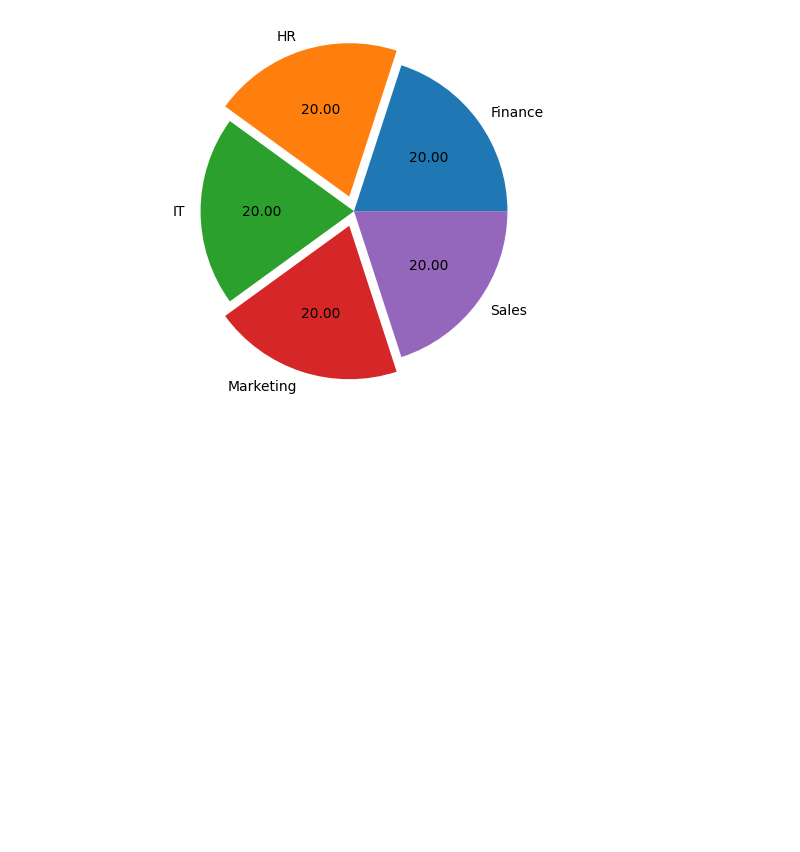
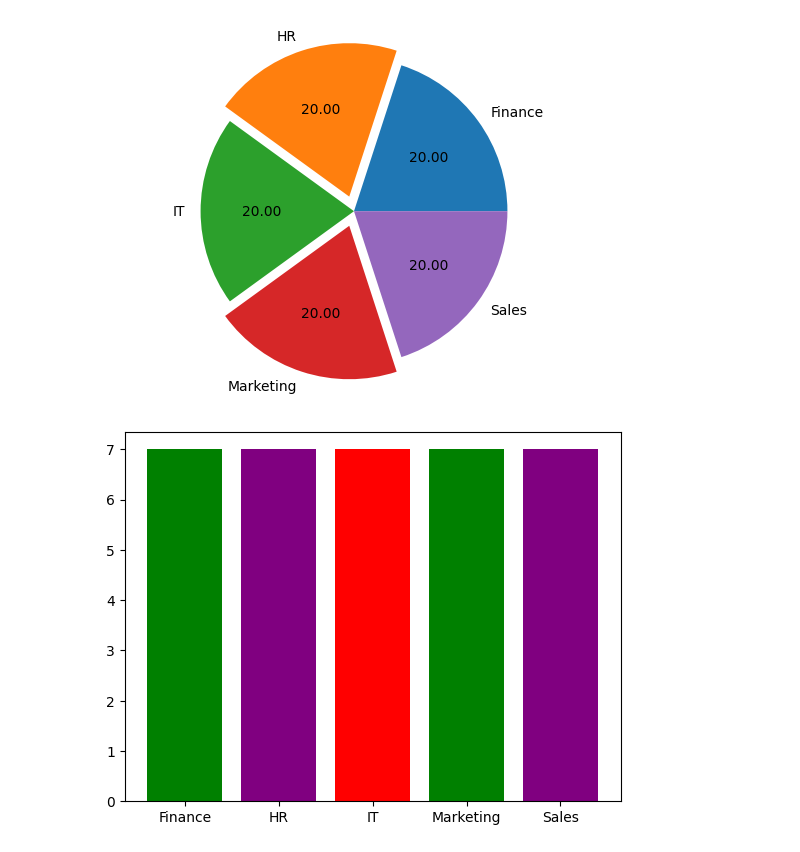
Before and after one commit to Rahul2245/Numpy-Pandas-Tutorial, a Jupyter notebook: Matplotlb.ipynb, the cells around one changed output. Cells and saved outputs as stored; diff of their text form; code cells hidden in the pictures; blank space fills up the shorter version.

```diff
--- a/Matplotlb.ipynb
+++ b/Matplotlb.ipynb
@@ -149,3 +149,9 @@ plt.axis("equal")
 plt.show()
 # %% [output]
 [figure]
+# %%
+#count plot
+plt.bar(count.index,count,color=["green","purple","red"])
+plt.show()
+# %% [output]
+[figure, added]
```
Also changed, not shown: parts of 12 cells of this notebook.
